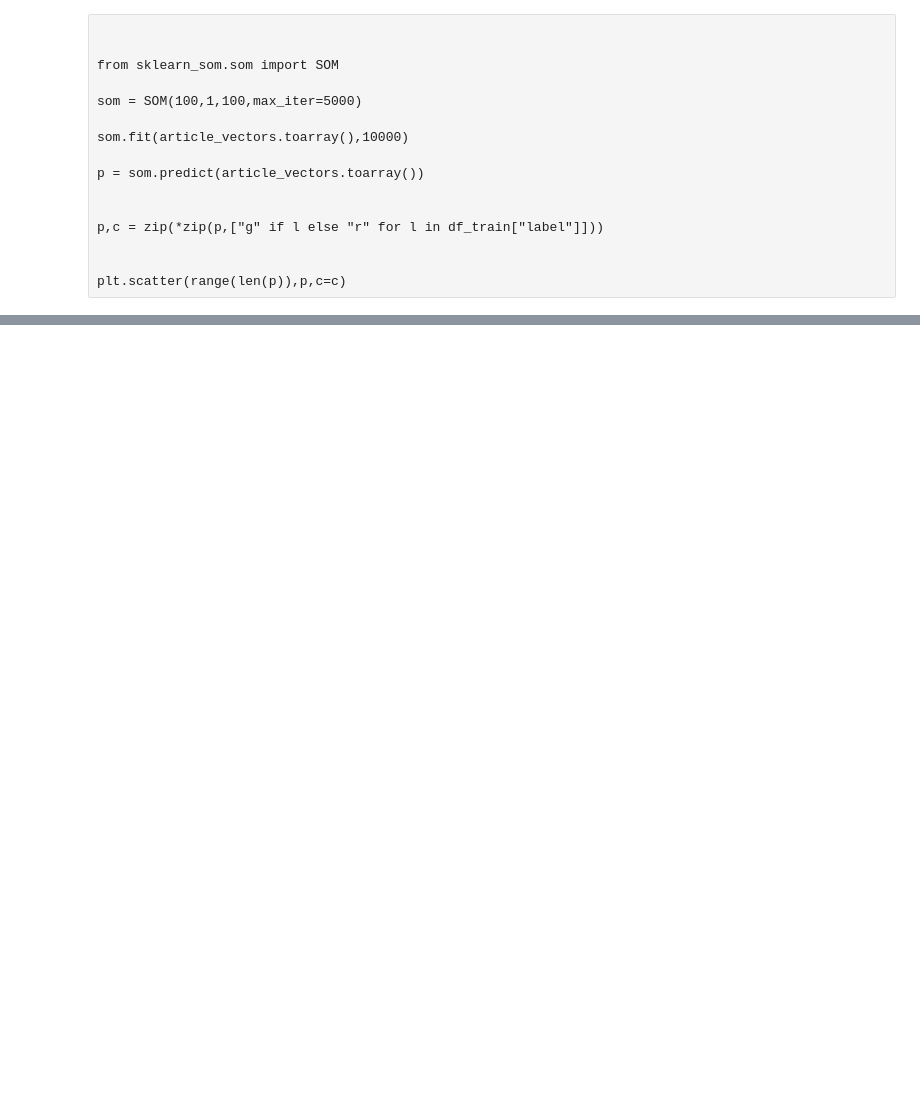
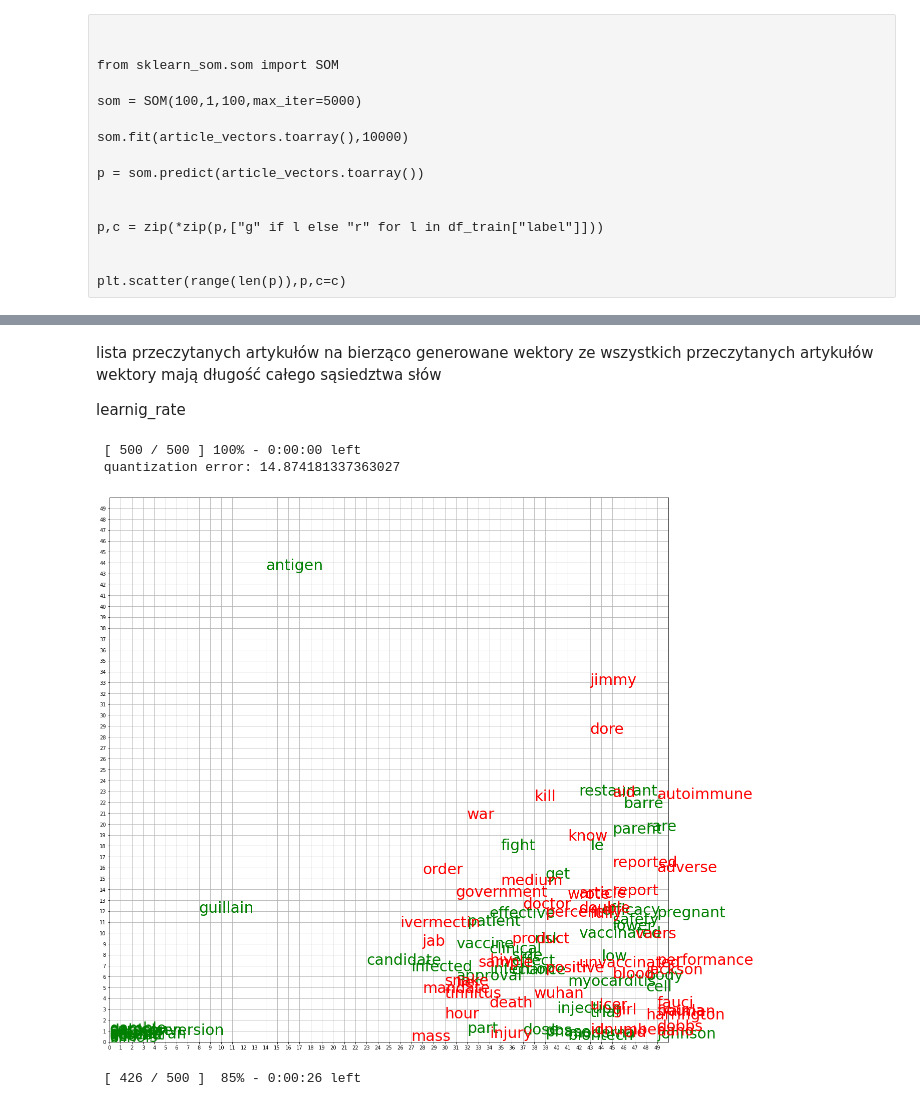
Before and after one commit to qaziok/ModelowanieGlebokichPrzekonan, a Jupyter notebook: DeepBeliefModeling.ipynb, the cells around one changed output, grey strips where cells are left out. Drawn from its saved outputs; the diff is of its cells as text; code cells hidden in the pictures; blank space fills up the shorter version.

```diff
--- a/DeepBeliefModeling.ipynb
+++ b/DeepBeliefModeling.ipynb
@@ -332,0 +274,62 @@ print('Gif saved\n')
+# %% [markdown]
+lista przeczytanych artykułów
+na bierząco generowane wektory ze wszystkich
+przeczytanych artykułów
+wektory mają długość całego sąsiedztwa słów
+
+learnig_rate
+# %%
+from minisom import MiniSom
+from random import sample
+from preprocessing.vectors import prepare_dictionary,generate_vectors, find_close_words
+
+def random_percent(data,percent):
+    if percent<=1:
+        return sample(data,k=int(len(data)*percent))
+    return None
+
+key_words = [s for _,s in slowa_pro + slowa_anty]
+close_words = find_close_words(words_pa,key_words)
+pro_words_pa = [words for i,words in enumerate(words_pa) if df_train["label"][i]==1]
+anti_words_pa = [words for i,words in enumerate(words_pa) if df_train["label"][i]==0]
+
+def plot_vectors(som,vectors,N):
+    x = plt.figure(figsize=(20, 20))
+
+    for _, (t, c, vec) in enumerate(zip(key_words, ['r' if i>len(slowa_pro) else 'g' for i,_ in enumerate(slowa_kluczowe)], list(vectors.values()))):
+        winnin_position = som.winner(vec)
+        plt.text(winnin_position[0], winnin_position[1]+np.random.rand()*.9,t,fontsize=30,color=c)
+
+    plt.xticks(range(N))
+    plt.yticks(range(N))
+    plt.grid()
+    plt.xlim([0, N])
+    plt.ylim([0, N])
+    plt.plot()
+    plt.show()
+    plt.close(x)
+
+def sim(wiedza,do_czytania,learning_rate):
+    # wiedza na start
+    read_data = random_percent(wiedza,0.8)
+    vectors = generate_vectors(prepare_dictionary(read_data,key_words,r=2),close_words)
+
+    N = int(5*np.sqrt(len(vectors)))
+    som = MiniSom(N, N, len(close_words), sigma=3, learning_rate=learning_rate, activation_distance='cosine')
+    som.train_random(list(vectors.values()),500,verbose=True)
+
+    plot_vectors(som,vectors,N)
+
+    read_data.extend(random_percent(do_czytania,0.5))
+    vectors = generate_vectors(prepare_dictionary(read_data,key_words,r=2),close_words)
+
+    som.train_random(list(vectors.values()),500,verbose=True)
+
+    plot_vectors(som,vectors,N)
+
+sim(anti_words_pa,pro_words_pa,0.5)
+# %% [output]
+ [ 500 / 500 ] 100% - 0:00:00 left
+ quantization error: 14.874181337363027
+[figure, added]
+ [ 426 / 500 ]  85% - 0:00:26 left
```
Also changed, not shown: parts of 4 cells of this notebook, 1 other file.
